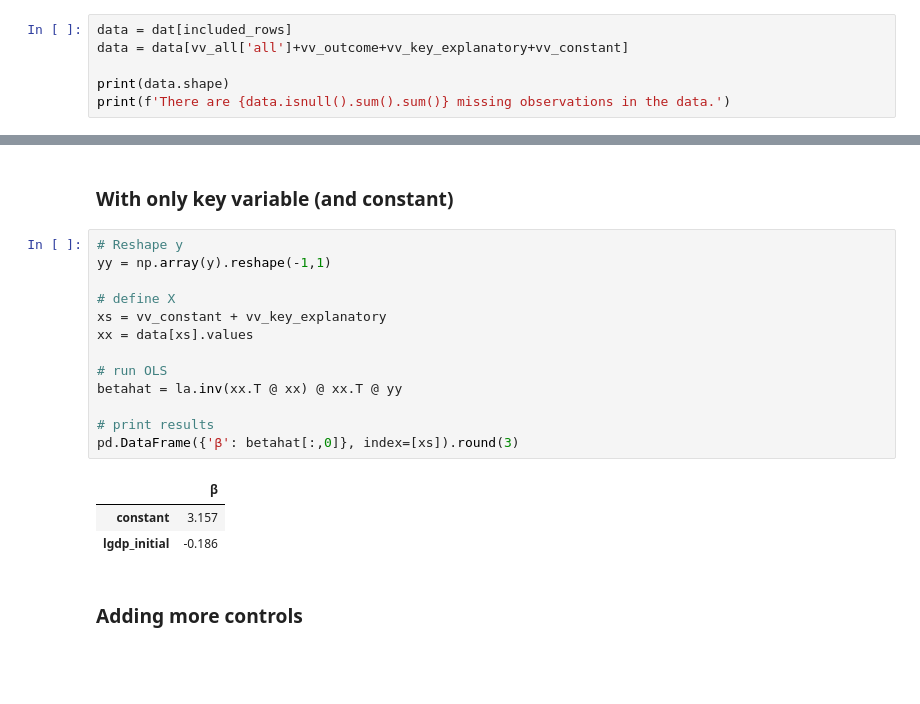
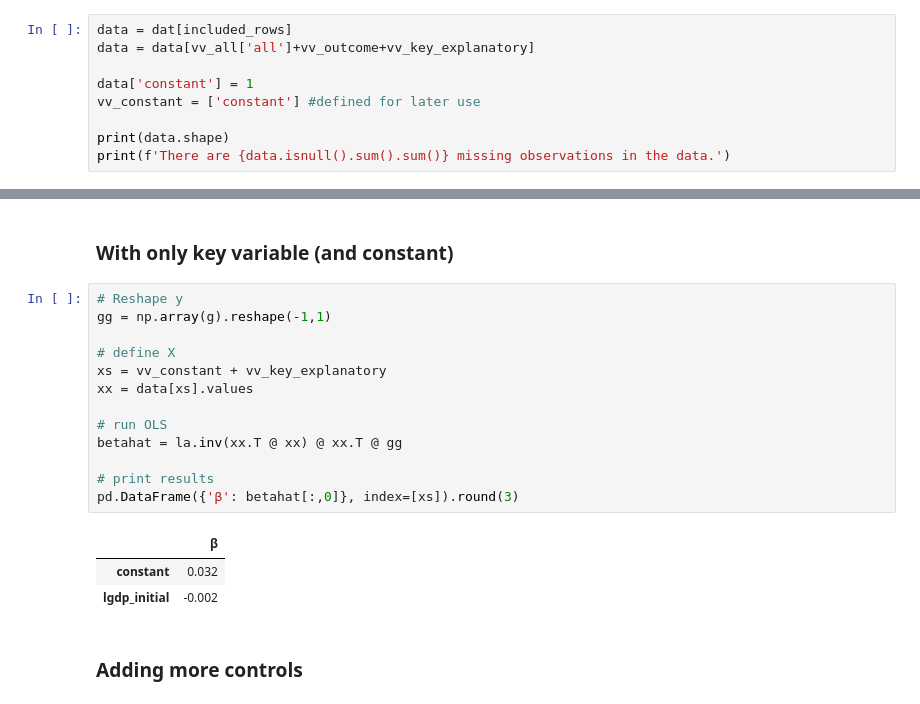
Before and after one commit to lkh927/AME-2024-Projects, a Jupyter notebook: Project 2/getting_started.ipynb, the cells around one changed output, grey strips where cells are left out. Drawn from its saved outputs; the diff is of its cells as text; blank space fills up the shorter version.

```diff
--- a/Project 2/getting_started.ipynb
+++ b/Project 2/getting_started.ipynb
@@ -244,6 +243,9 @@ We create a new data set consisting only of the non-missing observations and the
 # %%
 data = dat[included_rows]
-data = data[vv_all['all']+vv_outcome+vv_key_explanatory+vv_constant]
+data = data[vv_all['all']+vv_outcome+vv_key_explanatory]
+
+data['constant'] = 1
+vv_constant = ['constant'] #defined for later use
 
 print(data.shape)
 print(f'There are {data.isnull().sum().sum()} missing observations in the data.')
@@ -277,21 +278,21 @@ NOTE: Using "original" variables (not standardized)
 ### With only key variable (and constant)
 # %%
 # Reshape y
-yy = np.array(y).reshape(-1,1)
+gg = np.array(g).reshape(-1,1)
 
 # define X
 xs = vv_constant + vv_key_explanatory
 xx = data[xs].values
 
 # run OLS
-betahat = la.inv(xx.T @ xx) @ xx.T @ yy
+betahat = la.inv(xx.T @ xx) @ xx.T @ gg
 
 # print results
 pd.DataFrame({'β': betahat[:,0]}, index=[xs]).round(3)
 # %% [output]
 |  | β |
-| constant | 3.157 |
-| lgdp_initial | -0.186 |
+| constant | 0.032 |
+| lgdp_initial | -0.002 |
 # %% [markdown]
 ### Adding more controls
 # %% [markdown]
```
Also changed, not shown: parts of 10 cells of this notebook.
